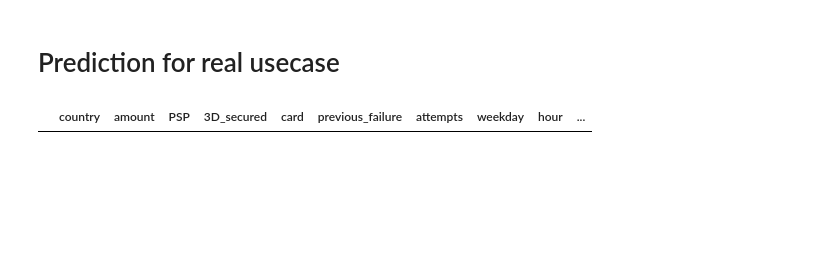
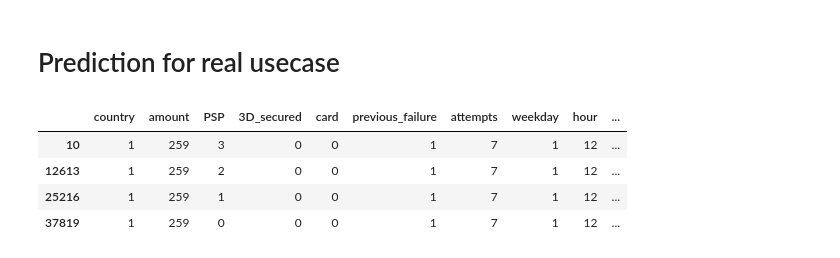
Before and after one commit to christopheress/model_engineering_creditdata, a Jupyter notebook: code/4_business_prediction.ipynb, the cells around one changed output. Drawn from its saved outputs; the diff is of its cells as text; code cells hidden in the pictures; blank space fills up the shorter version.

```diff
--- a/code/4_business_prediction.ipynb
+++ b/code/4_business_prediction.ipynb
@@ -60,18 +60,27 @@ df_test_psp['decision_xgb'] = xgb_model.predict(df_test_psp.drop(columns=['ID',
 # %%
 # Calculate expected value per ID
 fee_factor = 0.1
-df_test_psp['prob_fee_rario'] = ((1-fee_factor) * (1-df_test_psp['prob_xgb'])) + (fee_factor * df_test_psp['fee'] / 10)
-df_test_psp[df_test_psp['ID'] == 26933]
+df_test_psp['prob_fee_ratio'] = (((1-fee_factor) * (1-df_test_psp['prob_xgb'])) +
+                                 (fee_factor * df_test_psp['fee'] / 10))
+df_test_psp[df_test_psp['ID'] == 10]
+
+# Explaination prop_fee_ratio:
+# The lowest value will be the decision
+
 
 # Idee: prob_xgb mit einem Faktor anhand der Fee verändern -> Kann vom Fachbereich gesetzt werden
 # Balance zwischen erfolgreichen Zahlungen und Gebühren
 
 # Idee Controlling:
 # Durchschnittliche Gebühren und Erfolg je Tag oder Woche
 # Dann Vergleich mit neuem Modell
 # Grafische Analyse + Signifikanz etc.
 
 # Idee: Business Entscheidung kann auch anhand der Umfang der Transaktionen getroffen werden
 # Bsp.: amount > 1000 -> PSP mit höherer Gebühr
 # %% [output]
 |  | country | amount | PSP | 3D_secured | card | previous_failure | attempts | weekday | hour | ... |
+| 10 | 1 | 259 | 3 | 0 | 0 | 1 | 7 | 1 | 12 | ... |
+| 12613 | 1 | 259 | 2 | 0 | 0 | 1 | 7 | 1 | 12 | ... |
+| 25216 | 1 | 259 | 1 | 0 | 0 | 1 | 7 | 1 | 12 | ... |
+| 37819 | 1 | 259 | 0 | 0 | 0 | 1 | 7 | 1 | 12 | ... |
```
Also changed, not shown: 13 other files.
